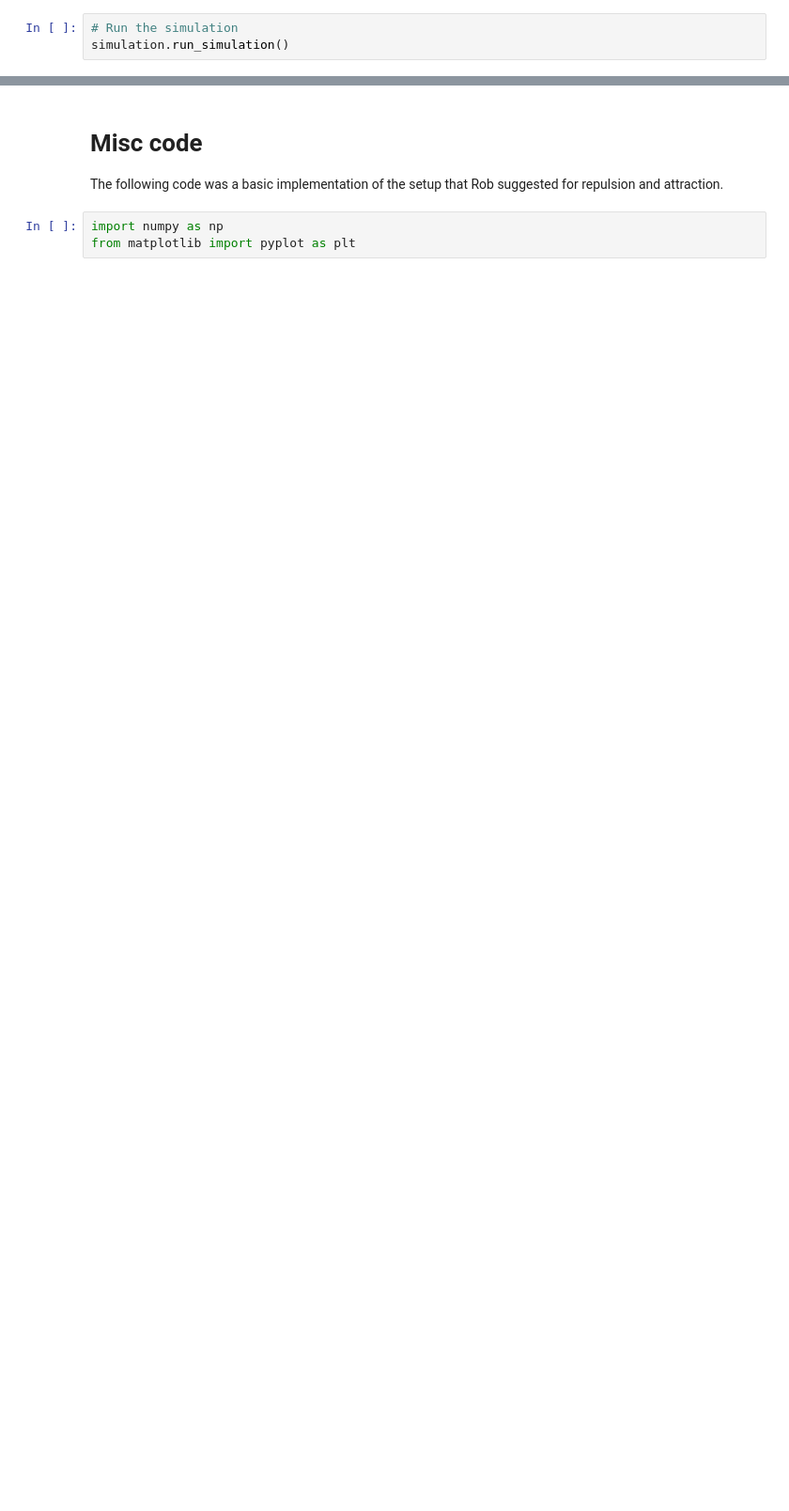
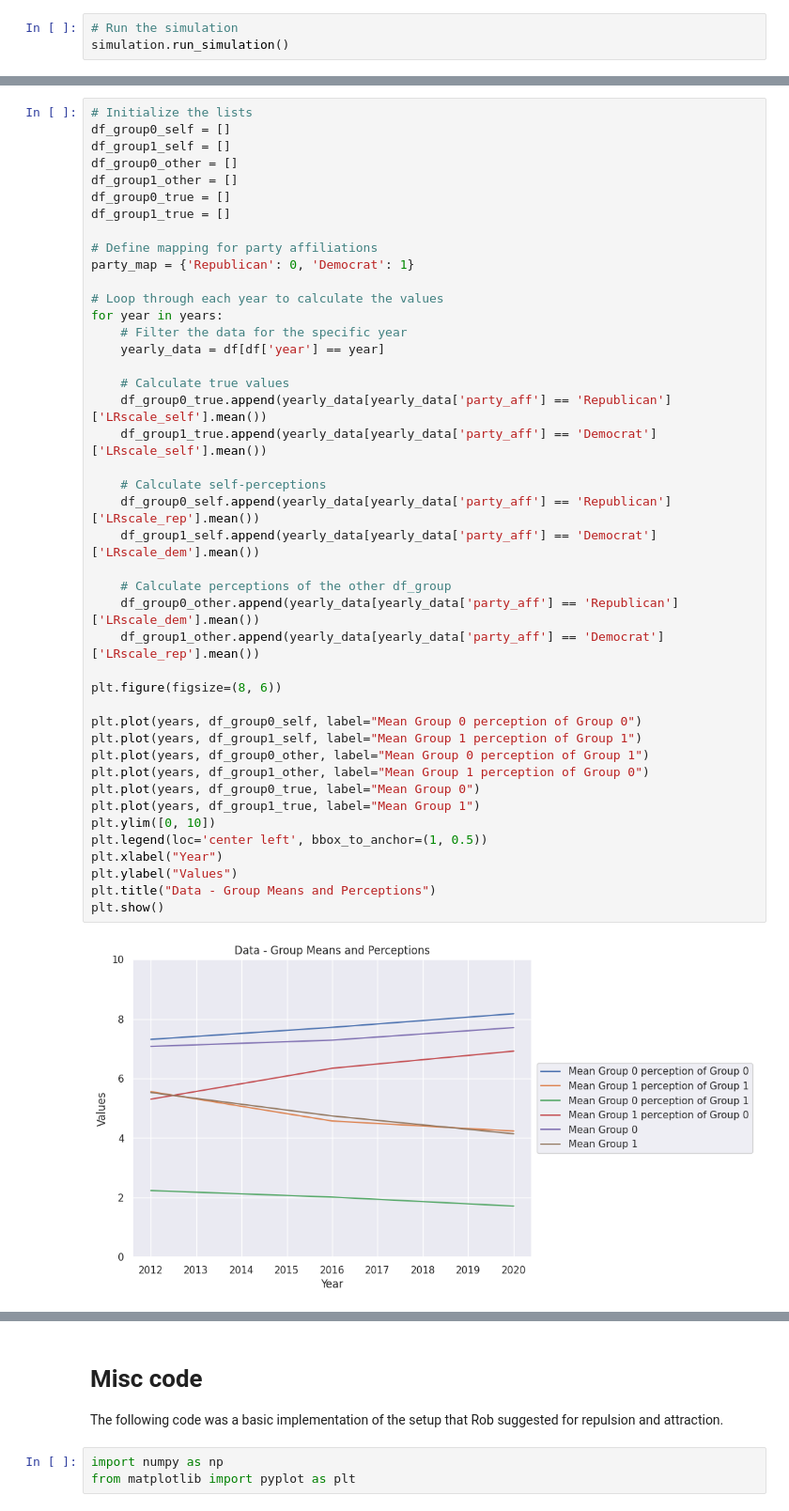
Before and after one commit to vincentmwong/groupshift-model, a Jupyter notebook: Groupshift_Model_Fast.ipynb, the cells around one changed output, grey strips where cells are left out. Shown at 94% size. Cells and saved outputs as stored; diff of their text form; blank space fills up the shorter version.

```diff
--- a/Groupshift_Model_Fast.ipynb
+++ b/Groupshift_Model_Fast.ipynb
@@ -3267,0 +3478,45 @@ for i in range(10):
+# %%
+# Initialize the lists
+df_group0_self = []
+df_group1_self = []
+df_group0_other = []
+df_group1_other = []
+df_group0_true = []
+df_group1_true = []
+
+# Define mapping for party affiliations
+party_map = {'Republican': 0, 'Democrat': 1}
+
+# Loop through each year to calculate the values
+for year in years:
+    # Filter the data for the specific year
+    yearly_data = df[df['year'] == year]
+
+    # Calculate true values
+    df_group0_true.append(yearly_data[yearly_data['party_aff'] == 'Republican']['LRscale_self'].mean())
+    df_group1_true.append(yearly_data[yearly_data['party_aff'] == 'Democrat']['LRscale_self'].mean())
+
+    # Calculate self-perceptions
+    df_group0_self.append(yearly_data[yearly_data['party_aff'] == 'Republican']['LRscale_rep'].mean())
+    df_group1_self.append(yearly_data[yearly_data['party_aff'] == 'Democrat']['LRscale_dem'].mean())
+
+    # Calculate perceptions of the other df_group
+    df_group0_other.append(yearly_data[yearly_data['party_aff'] == 'Republican']['LRscale_dem'].mean())
+    df_group1_other.append(yearly_data[yearly_data['party_aff'] == 'Democrat']['LRscale_rep'].mean())
+
+plt.figure(figsize=(8, 6))
+
+plt.plot(years, df_group0_self, label="Mean Group 0 perception of Group 0")
+plt.plot(years, df_group1_self, label="Mean Group 1 perception of Group 1")
+plt.plot(years, df_group0_other, label="Mean Group 0 perception of Group 1")
+plt.plot(years, df_group1_other, label="Mean Group 1 perception of Group 0")
+plt.plot(years, df_group0_true, label="Mean Group 0")
+plt.plot(years, df_group1_true, label="Mean Group 1")
+plt.ylim([0, 10])
+plt.legend(loc='center left', bbox_to_anchor=(1, 0.5))
+plt.xlabel("Year")
+plt.ylabel("Values")
+plt.title("Data - Group Means and Perceptions")
+plt.show()
+# %% [output]
+[figure, added]
```
Also changed, not shown: parts of 28 cells of this notebook.
